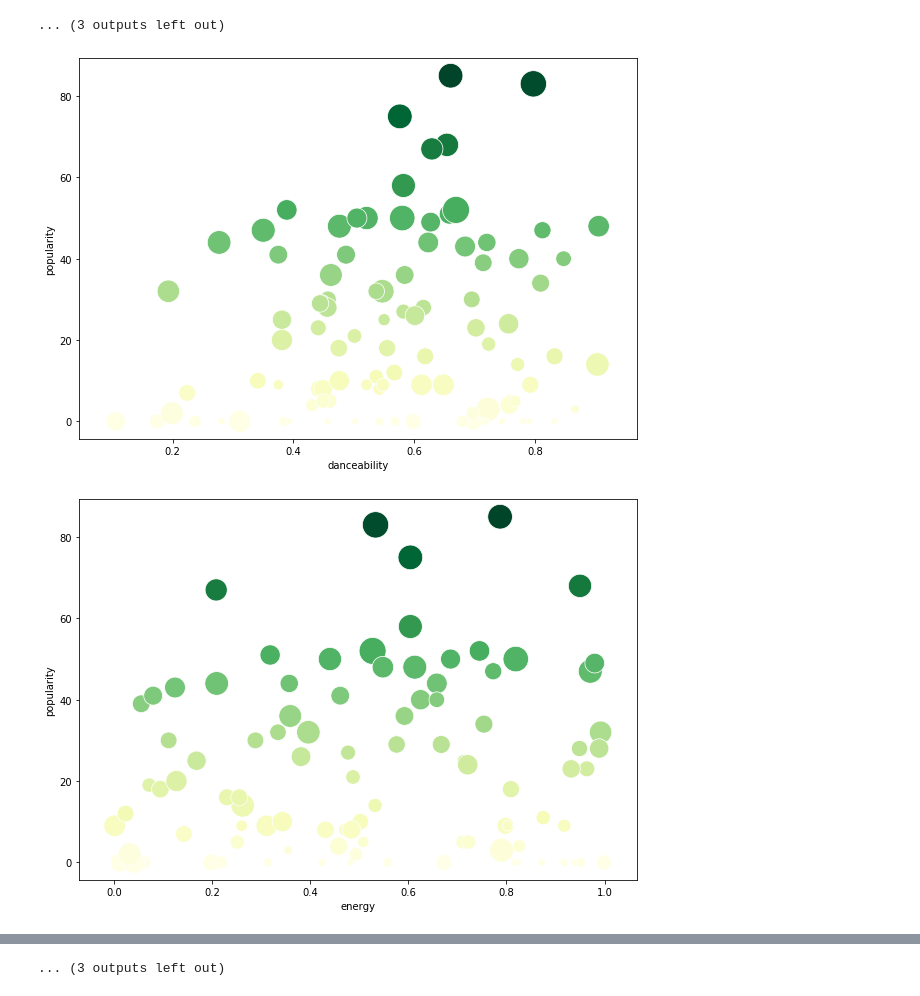
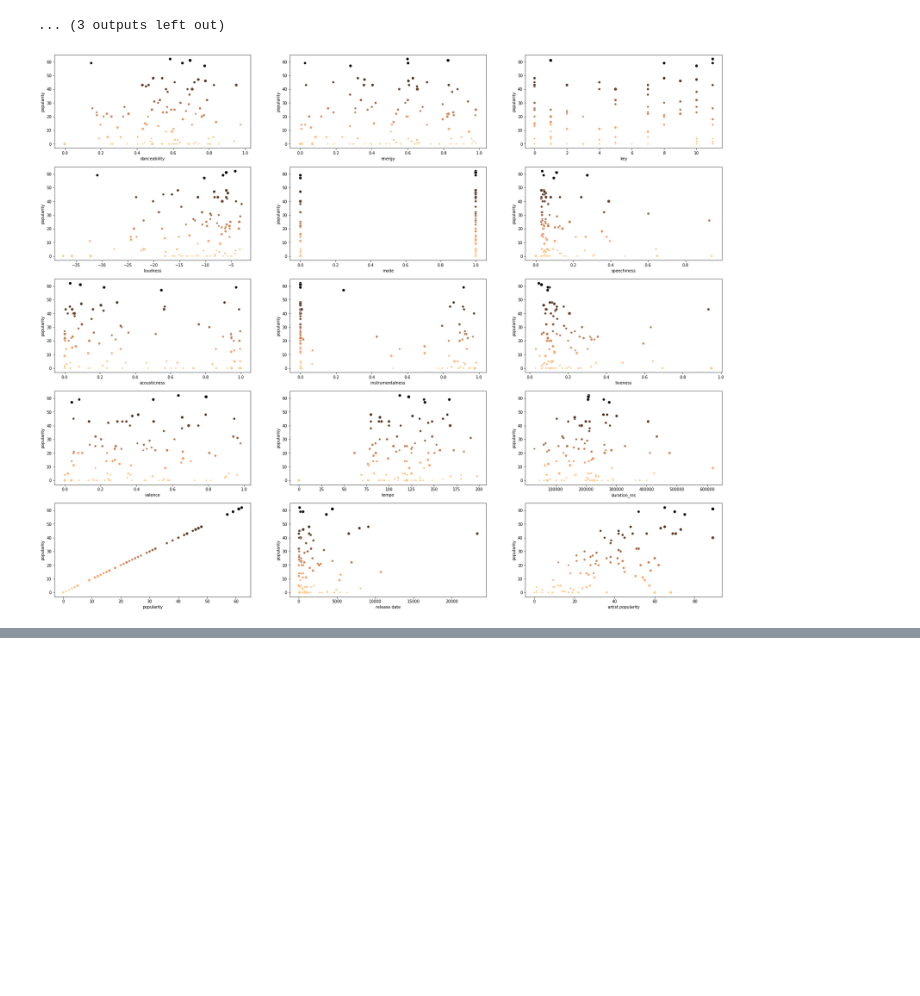
Before and after one commit to sam-zlota/DS3000-Final-Project, a Jupyter notebook: Data Exploration.ipynb, the cells around one changed output, grey strips where cells are left out. Cells and saved outputs as stored; diff of their text form; code cells hidden in the pictures; blank space fills up the shorter version.

```diff
--- a/Data Exploration.ipynb
+++ b/Data Exploration.ipynb
@@ -65,11 +65,13 @@ for col in cols:
 ... (3 outputs left out)
 # %%
 df_samp = df_drop.sample(100)
-for col in cols:
-    fig, ax = plt.subplots( figsize=(10,7))
-    sns.scatterplot(df_samp[col], df_samp["popularity"],
+fig, axs = plt.subplots(5, 3, figsize=(30, 25))
+
+
+for i in range(len(cols)):
+    sns.scatterplot(df_samp[cols[i]], df_samp["popularity"],
                     hue = df_samp["popularity"], size = df["artist popularity"],
-                    sizes=(50,750), legend=False, palette="YlGn")
+#                     sizes=(50,750),
+                    legend=False, palette="copper_r", ax=axs.flat[i])
 # %% [output]
-[figure, old version]
+[figure, new version]
-[figure, removed]
@@ -86 +77,0 @@ for col in cols:
-... (3 outputs left out)
```
Also changed, not shown: parts of 2 cells of this notebook.
